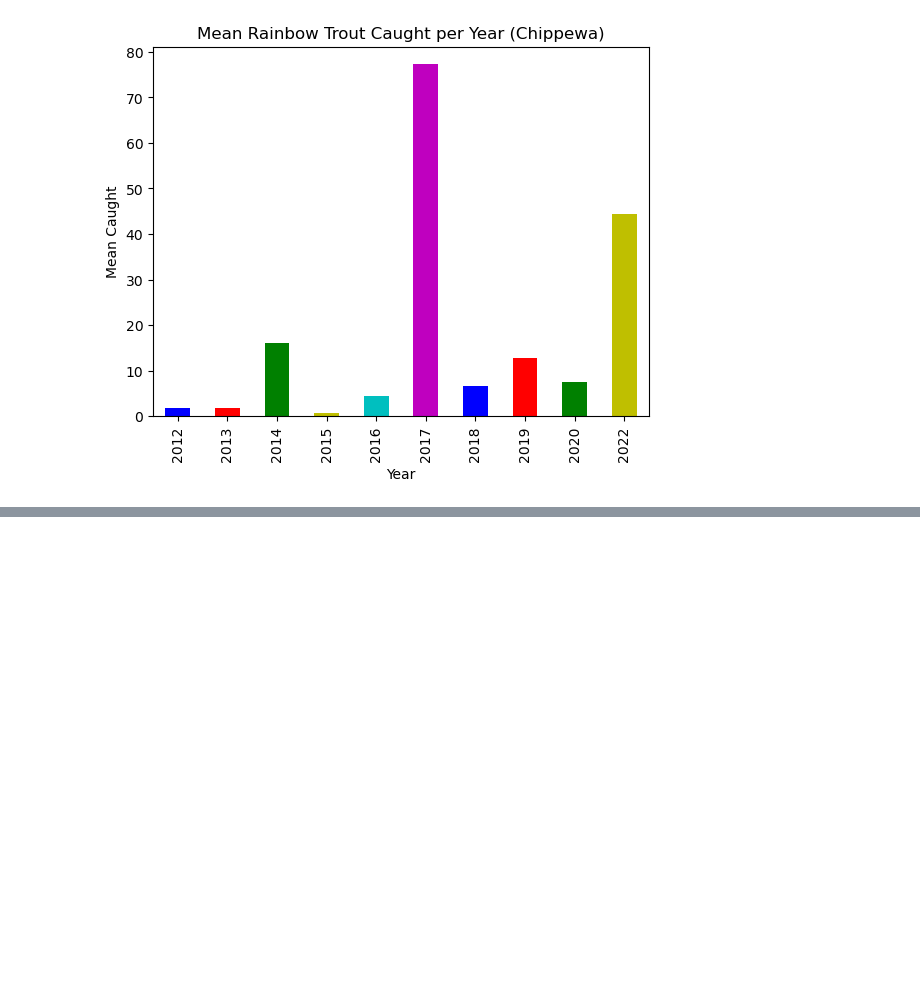
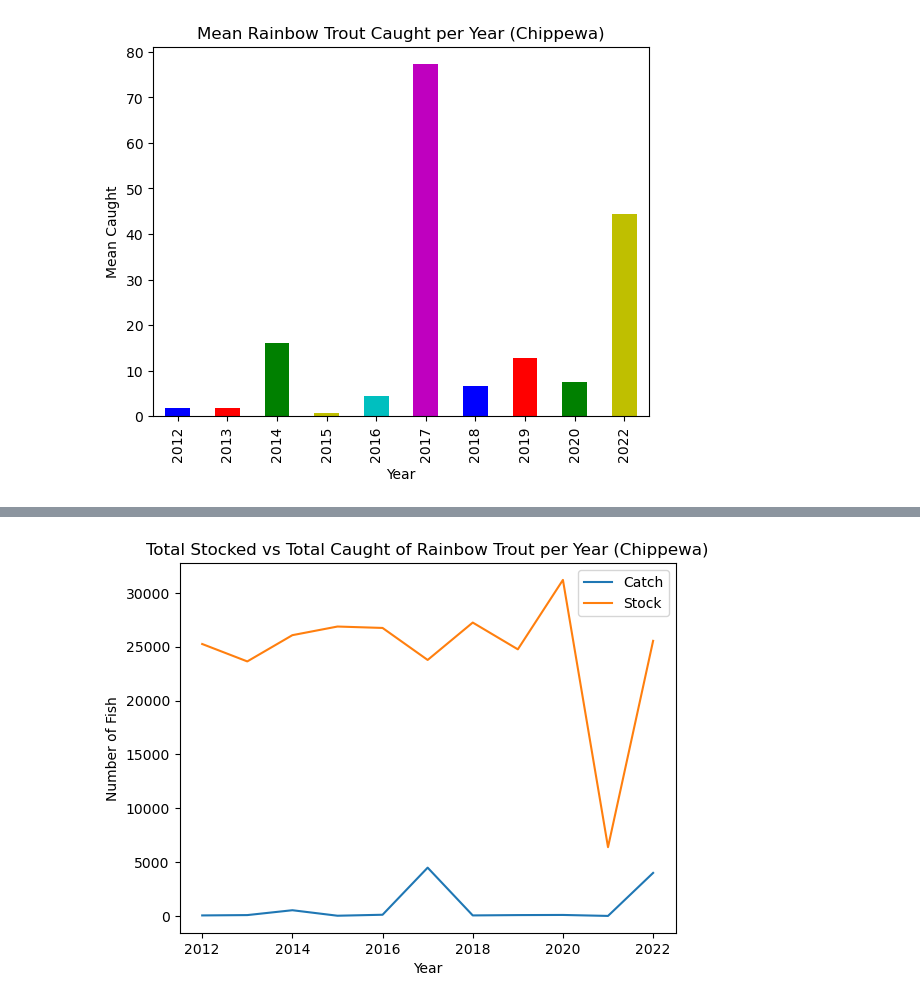
Before and after one commit to jules-krohn/Project1_Group7, a Jupyter notebook: FishingDataCode 1.ipynb, the cells around one changed output, grey strips where cells are left out. Cells and saved outputs as stored; diff of their text form; code cells hidden in the pictures; blank space fills up the shorter version.

Commit message:
Graphs printed

```diff
--- a/FishingDataCode 1.ipynb
+++ b/FishingDataCode 1.ipynb
@@ -352,3 +260,16 @@ rainchipm.plot.bar(color = my_colors)
 plt.show()
 # %% [output]
 [figure]
+# %%
+wal_total = stock.loc[(stock["Species"] == "Walleye") & (stock["County"]== "Chippewa")].groupby('Date').sum()
+trout_total = stock.loc[(stock["Species"] == "Rainbow trout") & (stock['County']== 'Chippewa')].groupby('Date').sum()
+wal_total['Catch'] = walchiptot
+trout_total['Catch'] = rainchiptot
+wal_total.fillna(0,inplace=True)
+wal_total1 = wal_total.loc[:,['Catch','Number']]
+trout_total.fillna(0,inplace=True)
+trout_total1= trout_total.loc[:,['Catch','Number']]
+trout_total1 = trout_total1.rename(columns={'Number': 'Stock'})
+wal_total1 = wal_total1.rename(columns={'Number': 'Stock'})
+
+trout_total1
@@ -354,0 +290,9 @@ plt.show()
+# %%
+trout_total1.plot.line()
+plt.xlabel('Year')
+plt.ylabel('Number of Fish')
+plt.title('Total Stocked vs Total Caught of Rainbow Trout per Year (Chippewa)')
+plt.savefig('TCC.png')
+plt.show()
+# %% [output]
+[figure, added]
```
Also changed, not shown: parts of 24 cells of this notebook, 10 other files.
